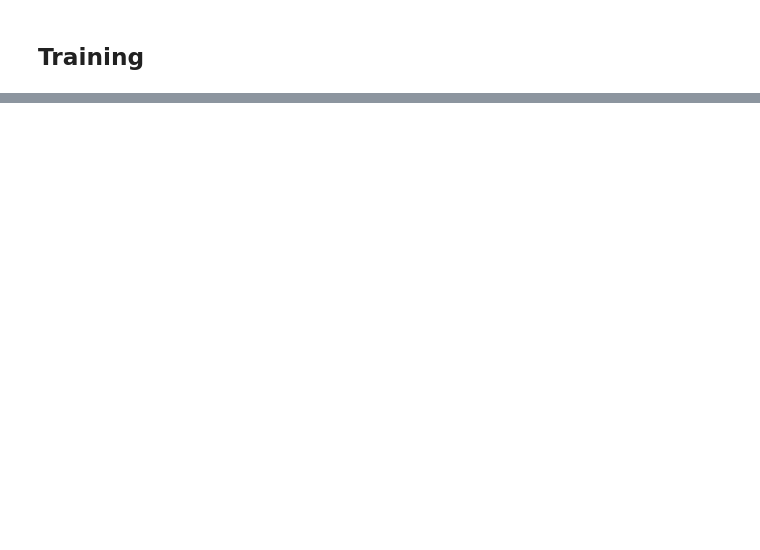
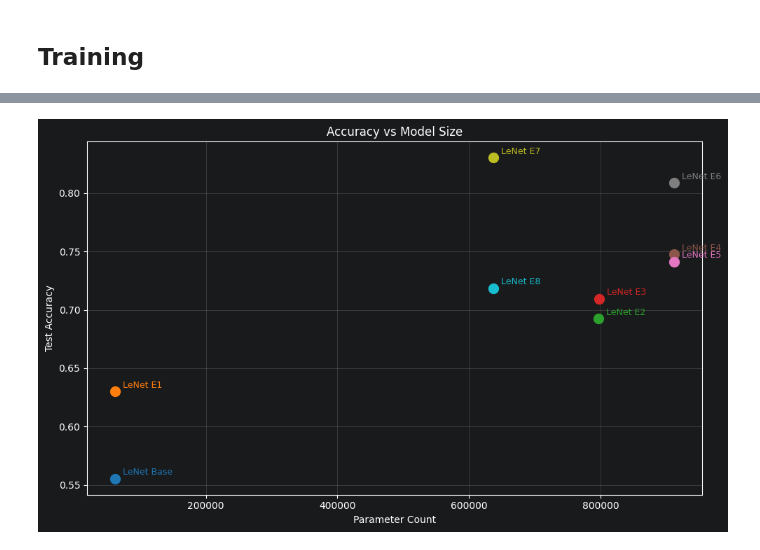
Before and after one commit to hamdannawaz582/LeNet, a Jupyter notebook: experimentation.ipynb, the cells around one changed output, grey strips where cells are left out. Drawn from its saved outputs; the diff is of its cells as text; code cells hidden in the pictures; blank space fills up the shorter version.

```diff
--- a/experimentation.ipynb
+++ b/experimentation.ipynb
@@ -117,0 +1149,17 @@ KeyboardInterrupt:
+# %%
+fig, ax = plt.subplots(figsize=(10, 6))
+
+for (name, stats), color in zip(model_statistics.items(), colors):
+    final_acc = stats["test_accuracy"]
+    params    = stats["parameters"]
+    ax.scatter(params, final_acc, color=color, s=100, zorder=5)
+    ax.annotate(name, (params, final_acc), textcoords="offset points", xytext=(8, 4), fontsize=9, color=color)
+
+ax.set_xlabel("Parameter Count")
+ax.set_ylabel("Test Accuracy")
+ax.set_title("Accuracy vs Model Size")
+ax.grid(True, alpha=0.3)
+plt.tight_layout()
+plt.show()
+# %% [output]
+[figure, added]
```
Also changed, not shown: parts of 80 cells of this notebook.
